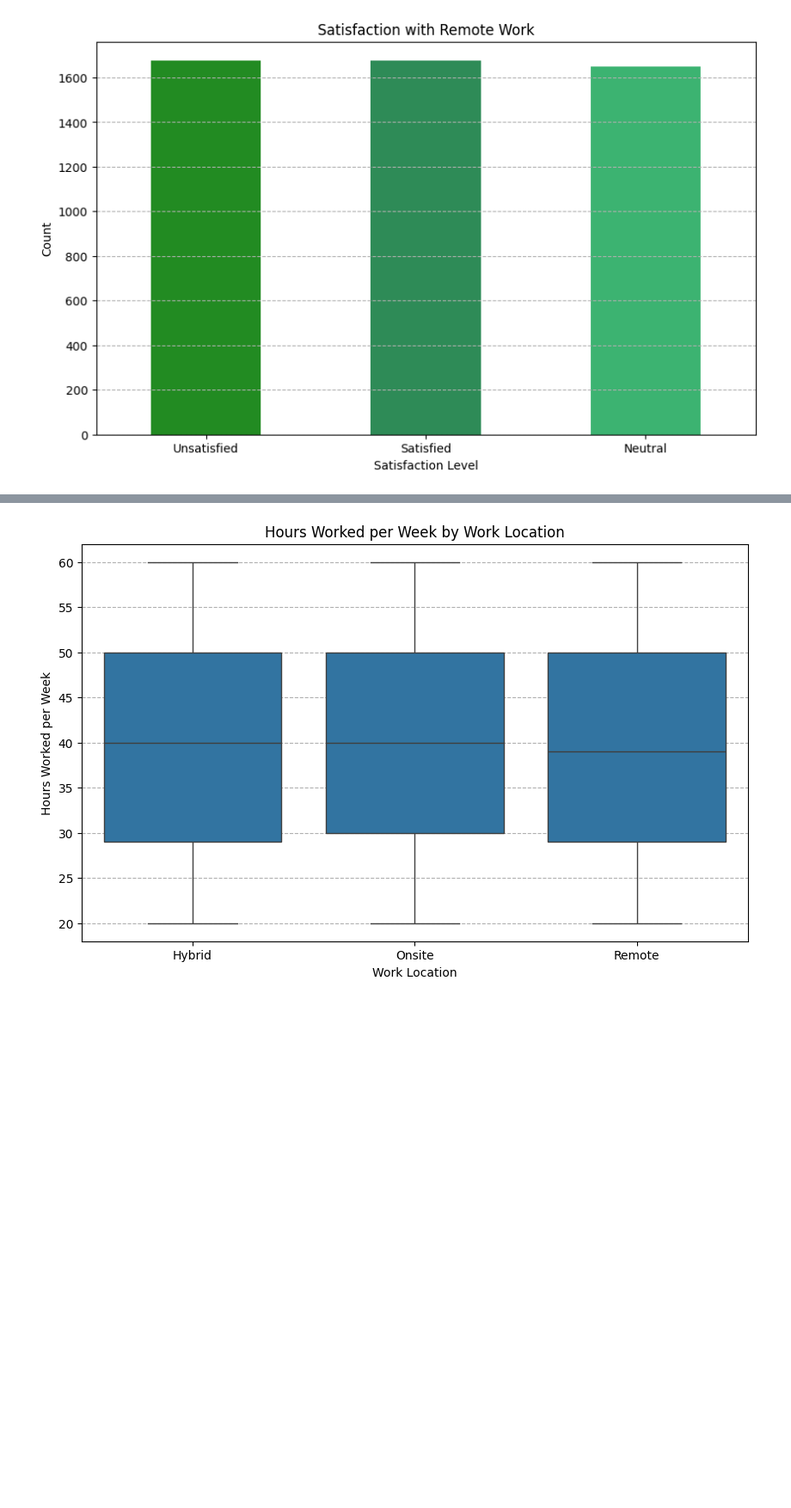
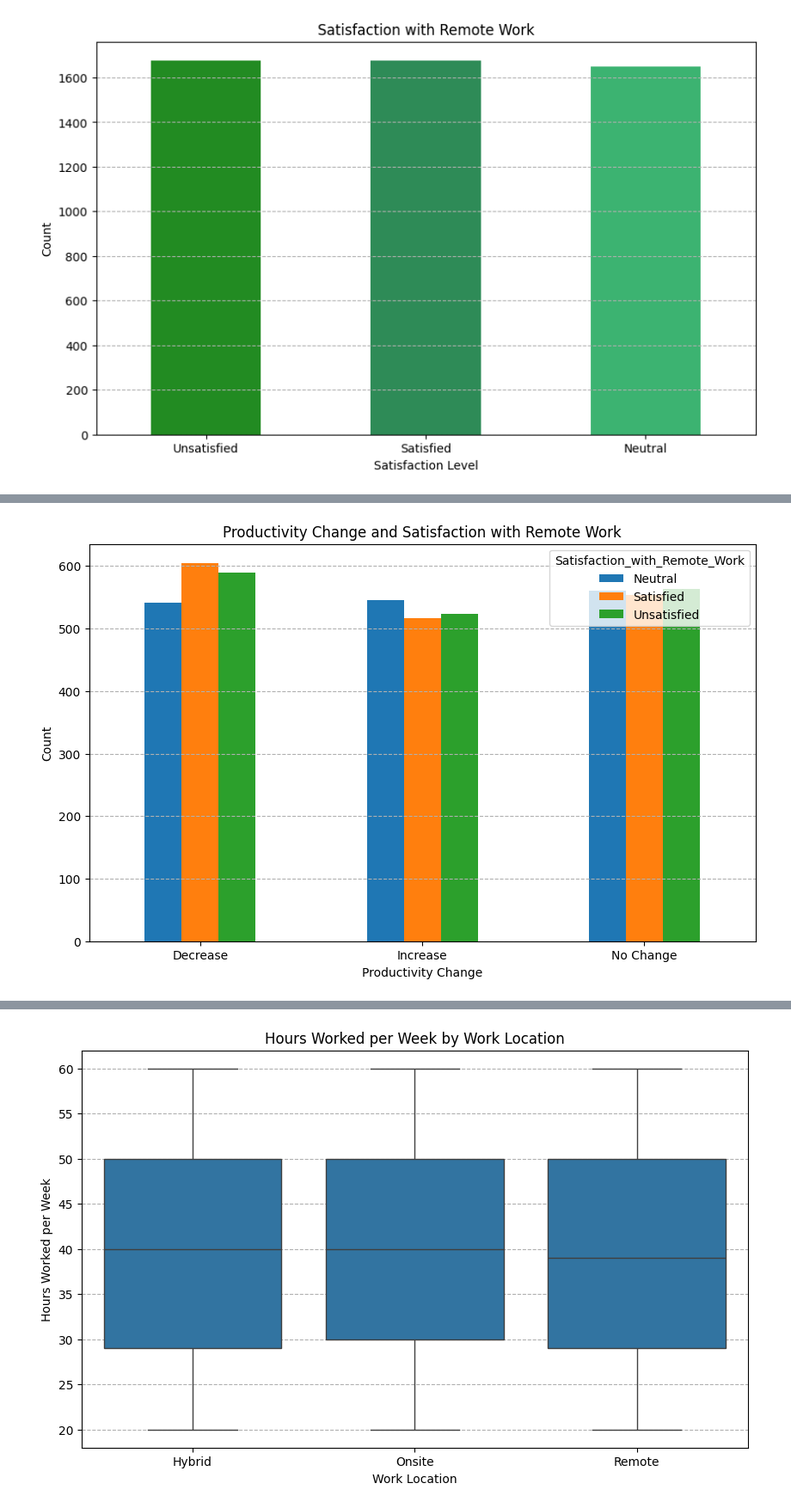
Before and after one commit to sibashisks/DataDrivenAnalysis_For_RemoteWork_And_MentalHealth, a Jupyter notebook: 03-EDA.ipynb, the cells around one changed output, grey strips where cells are left out. Shown at 86% size. Saved outputs shown, nothing was run; the diff lists cells and outputs as text; code cells hidden in the pictures; blank space fills up the shorter version.

```diff
--- a/03-EDA.ipynb
+++ b/03-EDA.ipynb
@@ -84,0 +84,9 @@ plt.show()
+# %%
+# Productivity Change and Satisfaction with Remote Work
+df.groupby(['Productivity_Change', 'Satisfaction_with_Remote_Work'], observed = False).size().unstack().plot(kind = 'bar',
+            xlabel = 'Productivity Change', ylabel = 'Count', title = 'Productivity Change and Satisfaction with Remote Work', figsize = (10, 6))
+plt.grid(axis = 'y', linestyle = '--')
+plt.xticks(rotation = 0)
+plt.show()
+# %% [output]
+[figure, added]
```
Also changed, not shown: parts of 10 cells of this notebook.
